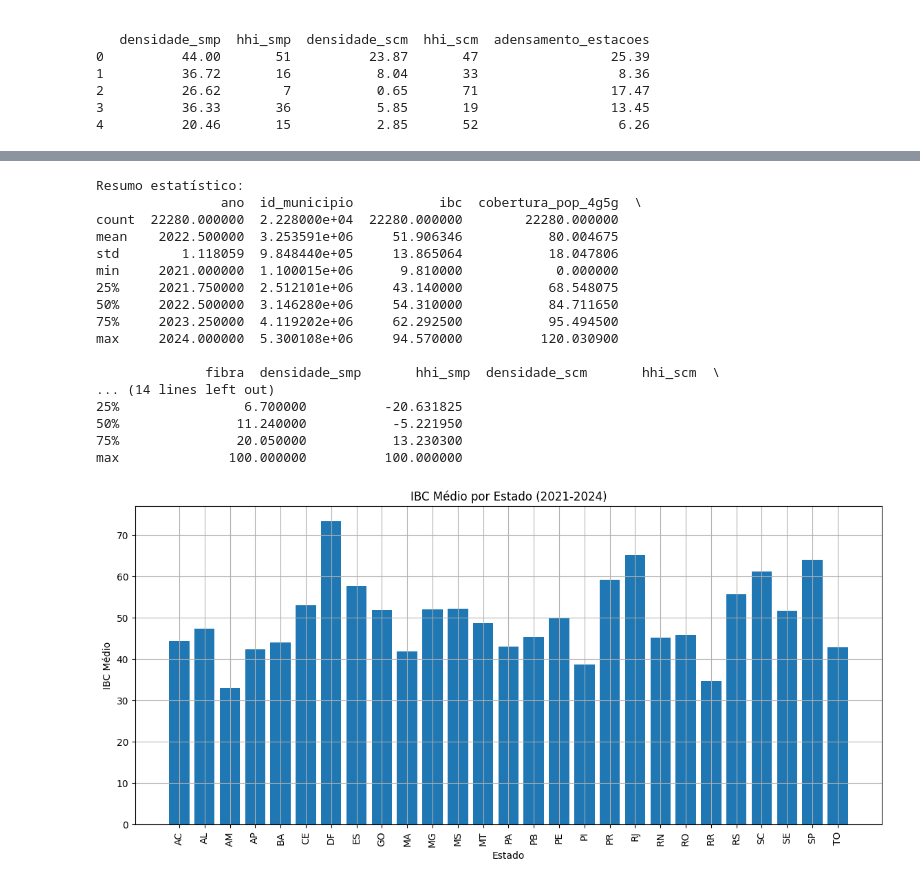
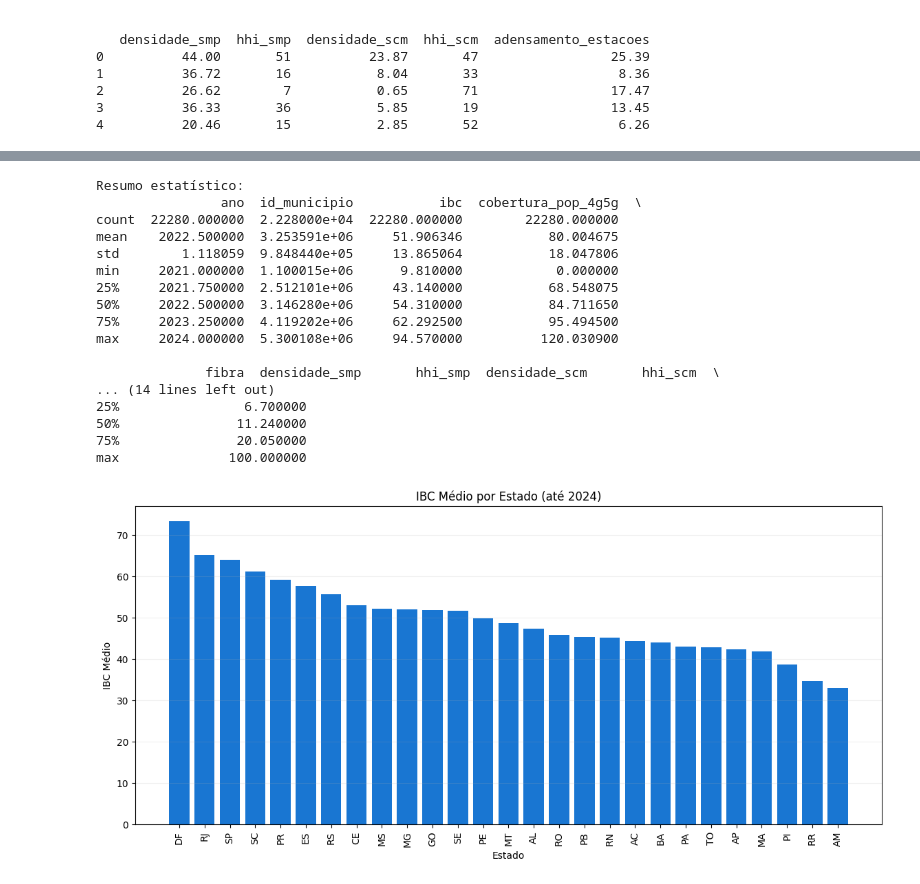
Before and after one commit to lssmsilva/portfolio-conectividade-brasil, a Jupyter notebook: projeto_conectividade/src/analise.ipynb, the cells around one changed output, grey strips where cells are left out. Saved outputs shown, nothing was run; the diff lists cells and outputs as text; code cells hidden in the pictures.

```diff
--- a/projeto_conectividade/src/analise.ipynb
+++ b/projeto_conectividade/src/analise.ipynb
@@ -51,2 +10,14 @@ fig.show()
 path = "D:/OneDriveBackup/OneDrive - Claro SA/LAURA SILVA SOARES DE MELO/arquivos/projetos/projeto_conectividade/data/br_anatel_indice_brasileiro_conectividade_municipio.csv"
 df = pd.read_csv(path, encoding='utf-8')
+# %%
+
+# Padronizar nome de colunas (lowercase)
+df.columns = [c.strip().lower() for c in df.columns]
+
+# Converter campos chave para numérico (coercivo)
+for c in ['ano','ibc','cobertura_pop_4g5g','fibra','hhi_scm','hhi_smp','densidade_smp','densidade_scm','adensamento_erbs']:
+    if c in df.columns:
+        df[c] = pd.to_numeric(df[c], errors='coerce')
+
+print(df.dtypes)
+print(df.head(3))
@@ -69,14 +58,3 @@ Primeiras linhas do dataset:
 2          26.62        7           0.65       71                 17.47
 3          36.33       36           5.85       19                 13.45
 4          20.46       15           2.85       52                  6.26
-# %%
-#Municípios com baixa fibra mas alta cobertura 4G/5G podem ser priorizados para expansão
-# Criar coluna de diferença entre cobertura móvel e fibra
-df["gap_fibra_vs_movel"] = df["cobertura_pop_4g5g"] - df["fibra"]
-
-prioritarios = df[
-    (df["fibra"] < 30) &
-    (df["cobertura_pop_4g5g"] > 70)
-].sort_values("gap_fibra_vs_movel", ascending=False)
-
-prioritarios.head()
@@ -90,5 +61,6 @@ prioritarios.head()
 # %%
-#Estatísticas gerais
+
+# === 3) Estatísticas gerais ===
 print("\nResumo estatístico:")
 print(df.describe())
 # %% [output]
@@ -105,24 +77,26 @@ max     2024.000000  5.300108e+06     94.570000          120.030900
 
               fibra  densidade_smp       hhi_smp  densidade_scm       hhi_scm  \
 ... (14 lines left out)
-25%                6.700000          -20.631825
-50%               11.240000           -5.221950
-75%               20.050000           13.230300
-max              100.000000          100.000000
+25%                6.700000
+50%               11.240000
+75%               20.050000
+max              100.000000
 # %%
 #IBC por estado (média)
-df_estado = df.groupby("sigla_uf")["ibc"].mean().reset_index()
+if {'sigla_uf','ibc'}.issubset(df.columns):
+    df_estado = (df.groupby("sigla_uf", as_index=False)["ibc"]
+                   .mean()
+                   .sort_values("ibc", ascending=False))
 
-# Gráfico de barras
-plt.figure(figsize=(14,6))
-plt.bar(df_estado["sigla_uf"], df_estado["ibc"])
-plt.title("IBC Médio por Estado (2021-2024)")
-plt.xlabel("Estado")
-plt.ylabel("IBC Médio")
-plt.xticks(rotation=90)
-plt.grid(True)
-plt.show()
+    plt.figure(figsize=(14,6))
+    plt.bar(df_estado["sigla_uf"], df_estado["ibc"], color="#1976d2")
+    plt.title(f"IBC Médio por Estado (até {int(df['ano'].max())})")
+    plt.xlabel("Estado")
+    plt.ylabel("IBC Médio")
+    plt.xticks(rotation=90)
+    plt.grid(True, axis='y', alpha=0.2)
+    plt.show()
 # %% [output]
-[figure, old version]
+[figure, new version]
 # %%
 #Evolução do IBC ao longo dos anos
```
Also changed, not shown: parts of 10 cells of this notebook, 6 other files.
